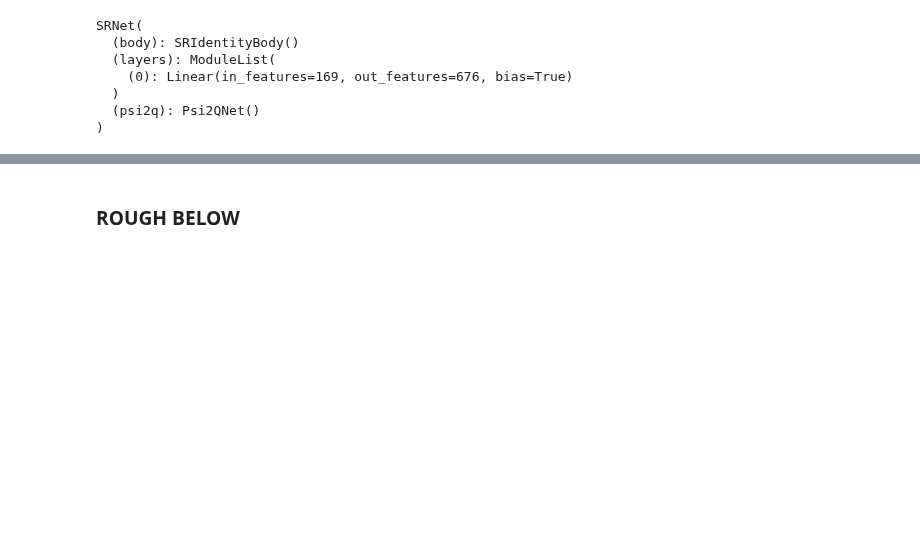
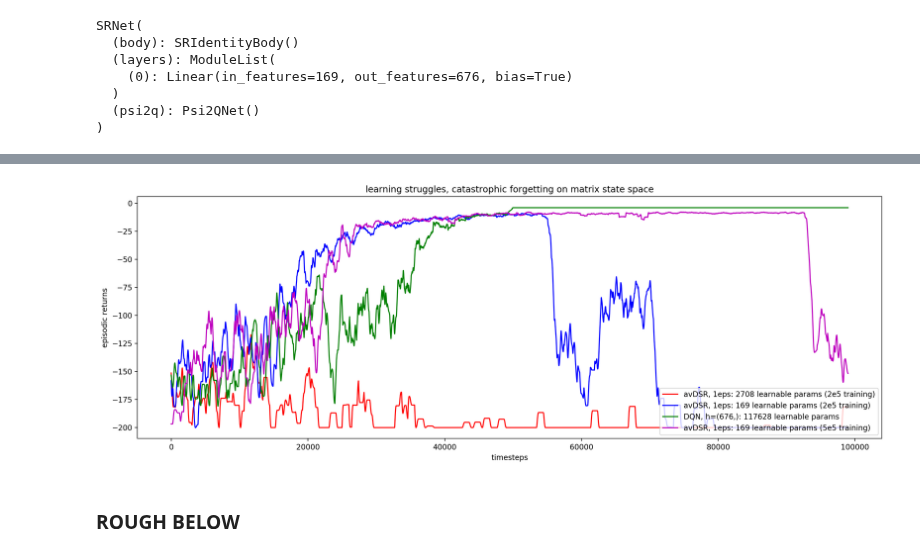
Before and after one commit to psurya1994/successor-feature-representations, a Jupyter notebook: 2-dqn-fourrooms_matrix.ipynb, the cells around one changed output, grey strips where cells are left out. Cells and saved outputs as stored; diff of their text form; code cells hidden in the pictures; blank space fills up the shorter version.

```diff
--- a/2-dqn-fourrooms_matrix.ipynb
+++ b/2-dqn-fourrooms_matrix.ipynb
@@ -276,7 +280,7 @@ SRNet(
   (psi2q): Psi2QNet()
 )
 # %%
-r_dsr_rand = runNAgents(dsr_feature_init, runs=1, freeze=2, ref=avdsr)
-# r_dsr_abs_rand = runNAgents(dsr_feature_init, runs=1, freeze=2, ref=avdsr)
+r_c1 = runNAgents(dsr_feature_init, runs=1, freeze=2, ref=avdsr)
+# r_c2 = runNAgents(dsr_feature_init, runs=1, freeze=2, ref=avdsr)
 # r_dqn_base2 = runNAgents(dqn_feature, runs=1)
 # %% [output]
@@ -324,14 +328,18 @@ def plot_rewards(rewards, plot_seperate=True , clip=100000, title='unnamed'):
     plt.title(title)
     plt.legend(loc='lower right'), plt.show()
 # %%
-rewards_dict = {'avDSR, 1eps: 2708 learnable params': r_dsr_abs_rand[1:],
-               'avDSR, 1eps: 169 learnable params': r_dsr_rand[1:]}
+rewards_dict = {'avDSR, 1eps: 2708 learnable params (2e5 training)': r_dsr_abs_rand[1:],
+               'avDSR, 1eps: 169 learnable params (2e5 training)': r_dsr_rand[1:],
+               'DQN, h=(676,): 117628 learnable params': r_dqn_base2[1:],
+               'avDSR, 1eps: 169 learnable params (5e5 training)': r_c1[1:]}
 # rewards_dict = {'avDSR, 1eps: 169 learnable params':r_dsr_rand,
 #                 'avDSR, 1eps: 2708 learnable params':r_dsr_abs_rand[1:],
 #                 'DQN, h=(676,): 117628 learnable params': r_dqn_base,
 #                'DQN, h=(16,): 2788 learnable params': r_dqn_base2[1:]}
 # plot_rewards(rewards_dict, plot_seperate=True)
-plot_rewards(rewards_dict, plot_seperate=False, title='average across 1 runs (env: FourRooms9) eps:(1,.1,5e4)')
+plot_rewards(rewards_dict, plot_seperate=False, title='learning struggles, catastrophic forgetting on matrix state space')
+# %% [output]
+[figure, added]
 # %%
 import pickle
 
```
Also changed, not shown: parts of 5 cells of this notebook.
